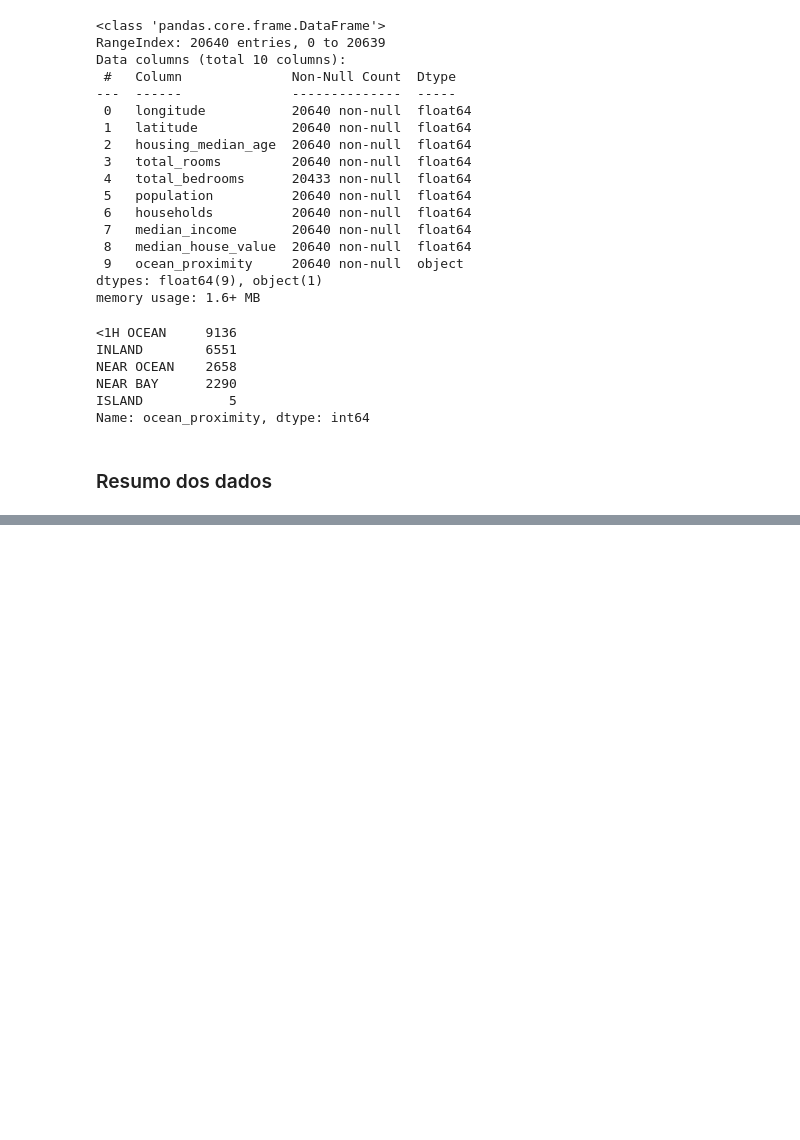
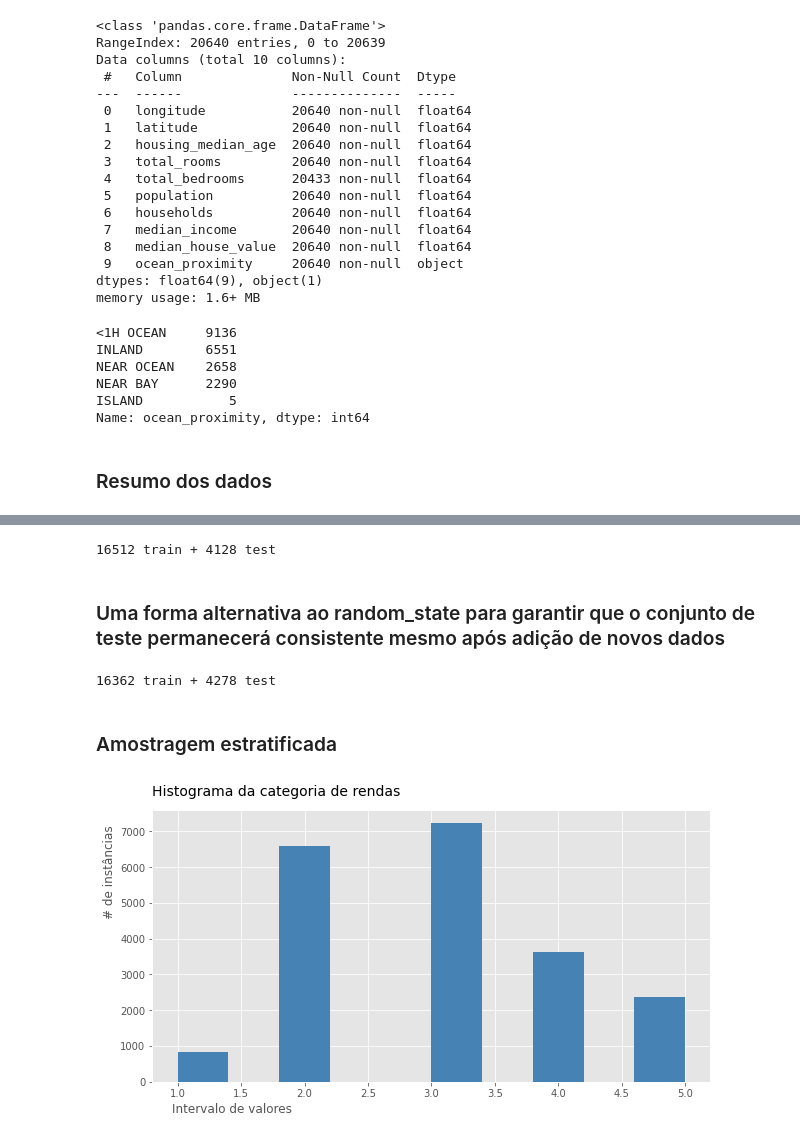
Before and after one commit to LilianeAquino/hands_on_aprendizado_de_maquina, a Jupyter notebook: Capítulo 02 - Housing.ipynb, the cells around one changed output, grey strips where cells are left out. Cells and saved outputs as stored; diff of their text form; code cells hidden in the pictures; blank space fills up the shorter version.

```diff
--- a/Capítulo 02 - Housing.ipynb
+++ b/Capítulo 02 - Housing.ipynb
@@ -121,0 +128,14 @@ df.describe()
+# %%
+def split_train_test(df, test_ratio):
+    shuffled_indices = np.random.permutation(len(df))
+    test_set_size = int(len(df) * test_ratio)
+    test_indices = shuffled_indices[:test_set_size]
+    train_indices = shuffled_indices[test_set_size:]
+    return df.iloc[train_indices], df.iloc[test_indices]
+
+train_set, test_set = split_train_test(df, 0.2)
+print(len(train_set), 'train +', len(test_set), 'test')
+# %% [output]
+16512 train + 4128 test
+# %% [markdown]
+### Uma forma alternativa ao random_state para garantir que o conjunto de teste permanecerá consistente mesmo após adição de novos dados
@@ -121,0 +153,19 @@ df.describe()
+# %%
+df_with_id = df.reset_index()
+train_set, test_set = split_train_test_by_id(df_with_id, 0.2, 'index')
+print(len(train_set), 'train +', len(test_set), 'test')
+# %% [output]
+16362 train + 4278 test
+# %% [markdown]
+### Amostragem estratificada
+# %%
+df['income_cat'] = np.ceil(df['median_income']/1.5)
+df['income_cat'].where(df['income_cat'] < 5, 5.0, inplace=True)
+
+df['income_cat'].hist(color='#4682B4', figsize=(10, 5))
+plt.title('Histograma da categoria de rendas', y=1.03, size=14, loc='left', x=-0.001)
+plt.ylabel('# de instâncias', horizontalalignment='left', y=0.60)
+plt.xlabel('Intervalo de valores', horizontalalignment='right', x=0.25)
+plt.show()
+# %% [output]
+[figure, added]
```
Also changed, not shown: parts of 5 cells of this notebook.
